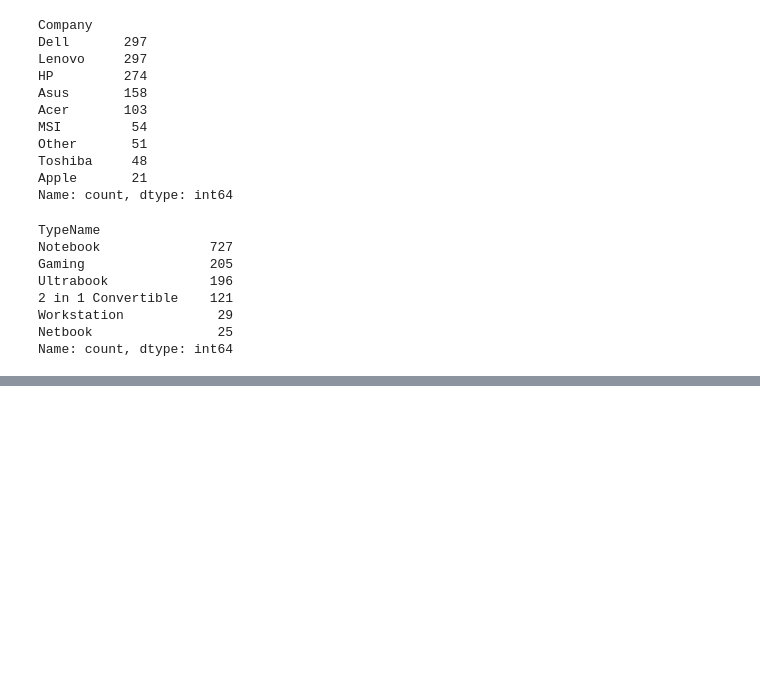
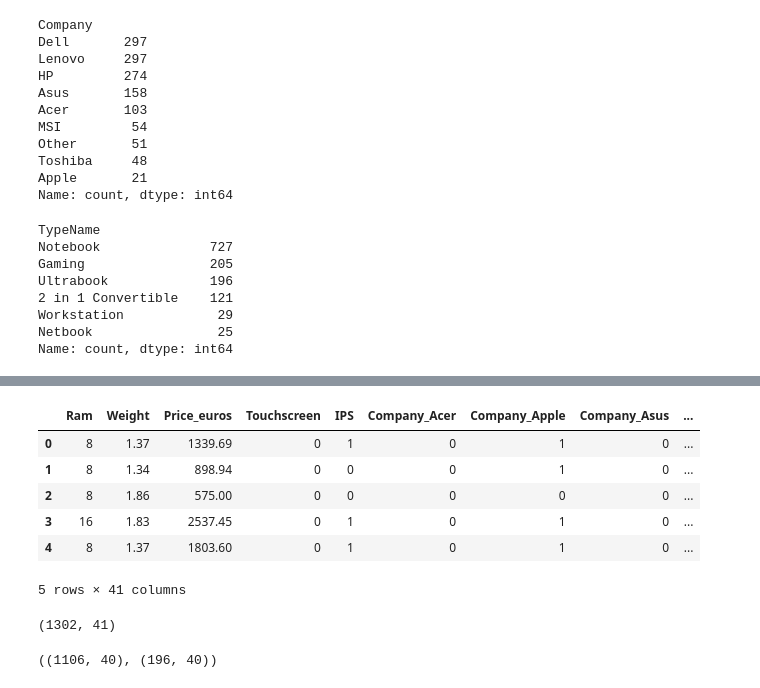
Before and after one commit to sachinthadilshann/LaptopPricePredictor, a Jupyter notebook: Laptop_Price_Predictor.ipynb, the cells around one changed output, grey strips where cells are left out. Cells and saved outputs as stored; diff of their text form; code cells hidden in the pictures; blank space fills up the shorter version.

```diff
--- a/Laptop_Price_Predictor.ipynb
+++ b/Laptop_Price_Predictor.ipynb
@@ -159,0 +295,12 @@ df['IPS'] = df['ScreenResolution'].apply(lambda x:1 if 'IPS' in x else 0)
+# %%
+def set_os(inpt):
+  if inpt == 'Windows 10' or inpt == 'Windows 7' or inpt == 'Windows 10 S':
+    return 'Windows'
+  elif inpt == 'macOS'or inpt =='Mac OS X ':
+    return 'Mac'
+  elif inpt == 'Linux':
+    return 'Linux'
+  else:
+    return 'Other'
+# %%
+df['OS'] = df['OpSys'].apply(set_os)
@@ -159,0 +318,2 @@ df['IPS'] = df['ScreenResolution'].apply(lambda x:1 if 'IPS' in x else 0)
+# %%
+df.drop(columns=['laptop_ID','Inches','Product','ScreenResolution','Cpu','Gpu',],inplace=True)
@@ -159,0 +346,2 @@ df['IPS'] = df['ScreenResolution'].apply(lambda x:1 if 'IPS' in x else 0)
+# %%
+df = pd.get_dummies(df,dtype=int)
@@ -159,0 +368,14 @@ df['IPS'] = df['ScreenResolution'].apply(lambda x:1 if 'IPS' in x else 0)
+# %%
+df.head()
+# %% [output]
+|  | Ram | Weight | Price_euros | Touchscreen | IPS | Company_Acer | Company_Apple | Company_Asus | ... |
+| 0 | 8 | 1.37 | 1339.69 | 0 | 1 | 0 | 1 | 0 | ... |
+| 1 | 8 | 1.34 | 898.94 | 0 | 0 | 0 | 1 | 0 | ... |
+| 2 | 8 | 1.86 | 575.00 | 0 | 0 | 0 | 0 | 0 | ... |
+| 3 | 16 | 1.83 | 2537.45 | 0 | 1 | 0 | 1 | 0 | ... |
+| 4 | 8 | 1.37 | 1803.60 | 0 | 1 | 0 | 1 | 0 | ... |
+5 rows × 41 columns
+# %%
+df.shape
+# %% [output]
+(1302, 41)
@@ -159,0 +388,4 @@ df['IPS'] = df['ScreenResolution'].apply(lambda x:1 if 'IPS' in x else 0)
+# %%
+x_train.shape,x_test.shape
+# %% [output]
+((1106, 40), (196, 40))
```
Also changed, not shown: parts of 32 cells of this notebook.
